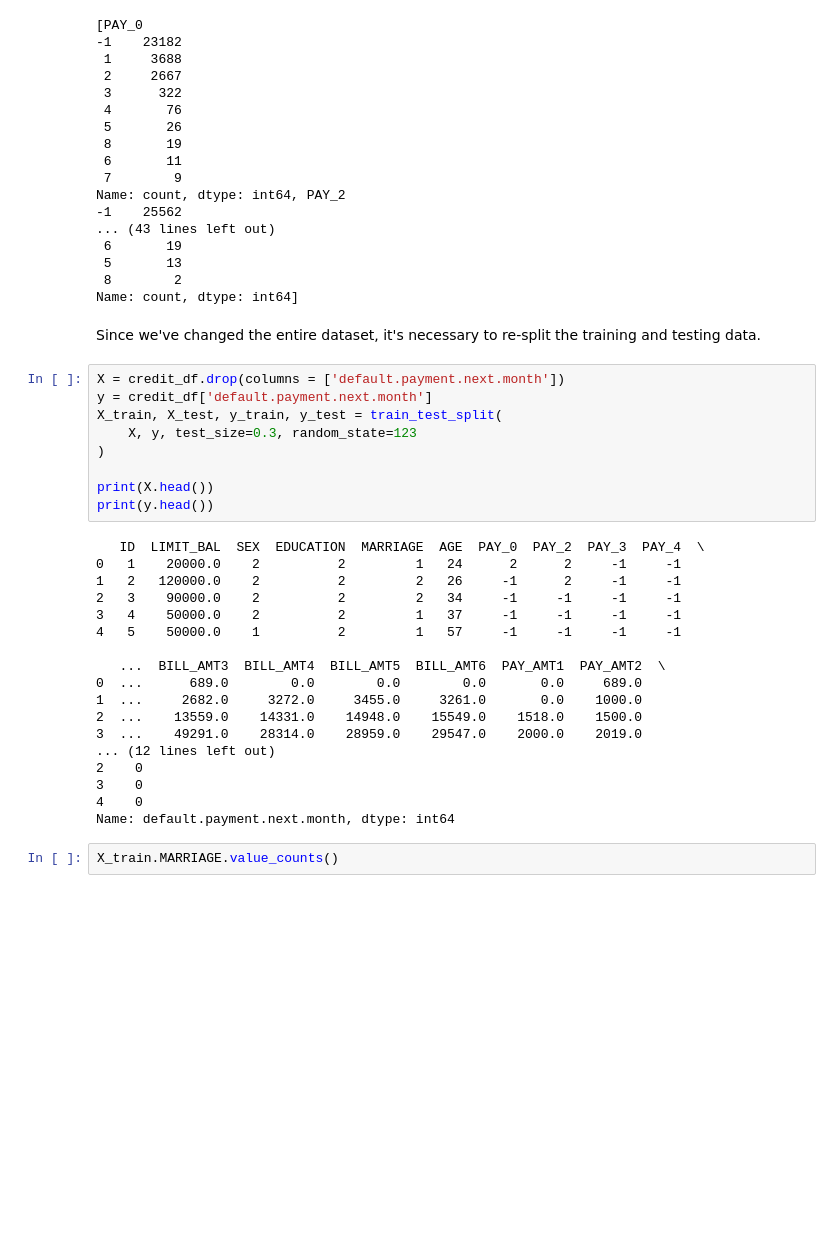
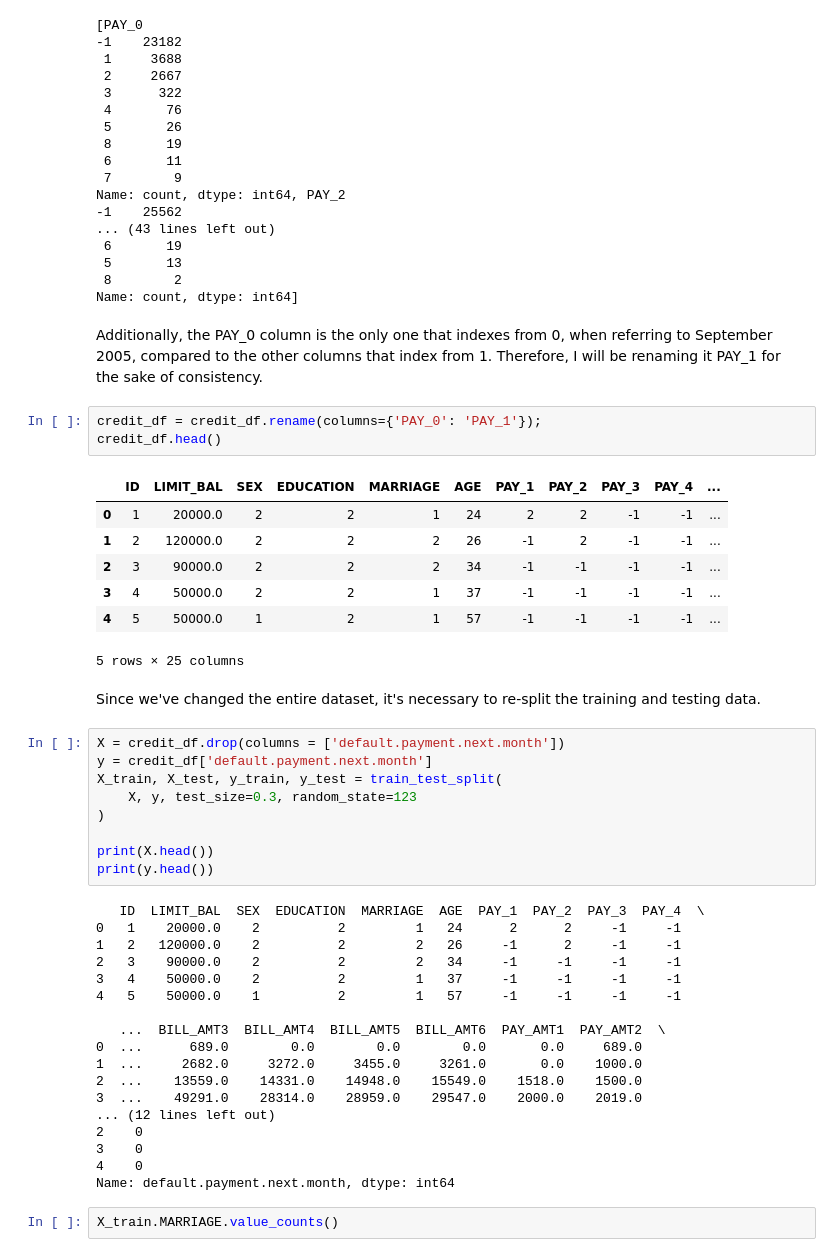
Before and after one commit to OminiCarlos/hw5, a Jupyter notebook: hw5.ipynb, the cells around one changed output. Cells and saved outputs as stored; diff of their text form; blank space fills up the shorter version.

```diff
--- a/hw5.ipynb
+++ b/hw5.ipynb
@@ -432,6 +456,19 @@ Name: count, dtype: int64, PAY_2
  5       13
  8        2
 Name: count, dtype: int64]
+# %% [markdown]
+Additionally, the PAY_0 column is the only one that indexes from 0, when referring to September 2005, compared to the other columns that index from 1. Therefore, I will be renaming it PAY_1 for the sake of consistency.
+# %%
+credit_df = credit_df.rename(columns={'PAY_0': 'PAY_1'});
+credit_df.head()
+# %% [output]
+|  | ID | LIMIT_BAL | SEX | EDUCATION | MARRIAGE | AGE | PAY_1 | PAY_2 | PAY_3 | PAY_4 | ... |
+| 0 | 1 | 20000.0 | 2 | 2 | 1 | 24 | 2 | 2 | -1 | -1 | ... |
+| 1 | 2 | 120000.0 | 2 | 2 | 2 | 26 | -1 | 2 | -1 | -1 | ... |
+| 2 | 3 | 90000.0 | 2 | 2 | 2 | 34 | -1 | -1 | -1 | -1 | ... |
+| 3 | 4 | 50000.0 | 2 | 2 | 1 | 37 | -1 | -1 | -1 | -1 | ... |
+| 4 | 5 | 50000.0 | 1 | 2 | 1 | 57 | -1 | -1 | -1 | -1 | ... |
+5 rows × 25 columns
 # %% [markdown]
 Since we've changed the entire dataset, it's necessary to re-split the training and testing data.
 # %%
@@ -444,7 +481,7 @@ X_train, X_test, y_train, y_test = train_test_split(
 print(X.head())
 print(y.head())
 # %% [output]
-   ID  LIMIT_BAL  SEX  EDUCATION  MARRIAGE  AGE  PAY_0  PAY_2  PAY_3  PAY_4  \
+   ID  LIMIT_BAL  SEX  EDUCATION  MARRIAGE  AGE  PAY_1  PAY_2  PAY_3  PAY_4  \
 0   1    20000.0    2          2         1   24      2      2     -1     -1
 1   2   120000.0    2          2         2   26     -1      2     -1     -1
 2   3    90000.0    2          2         2   34     -1     -1     -1     -1
```
Also changed, not shown: parts of 68 cells of this notebook.
